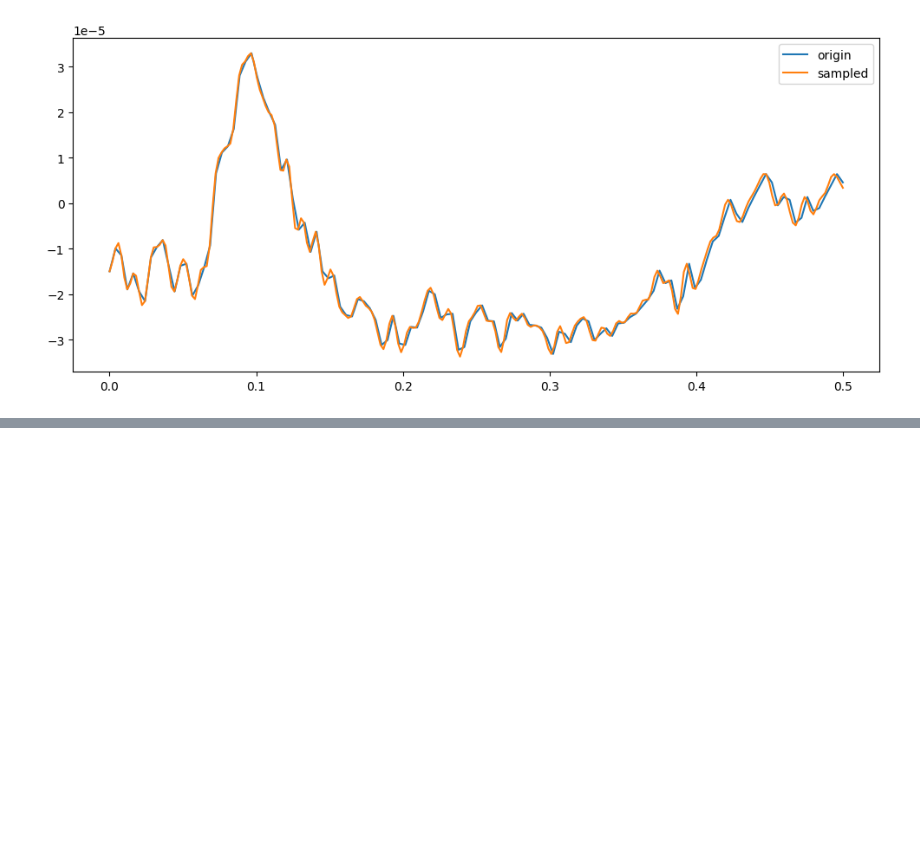
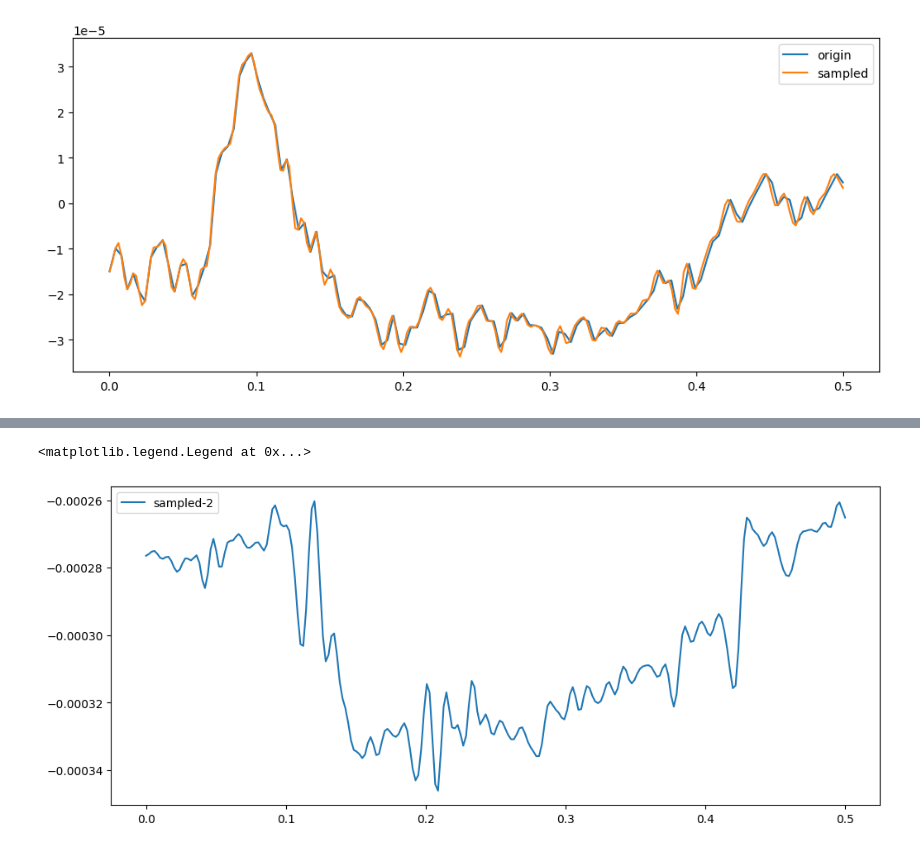
Before and after one commit to Shchetinnikov/EEGtoImageDecoder, a Jupyter notebook: notebooks/preprocessing.ipynb, the cells around one changed output, grey strips where cells are left out. Saved outputs shown, nothing was run; the diff lists cells and outputs as text; code cells hidden in the pictures; blank space fills up the shorter version.

```diff
--- a/notebooks/preprocessing.ipynb
+++ b/notebooks/preprocessing.ipynb
@@ -118,0 +137,7 @@ plt.legend()
+# %%
+plt.figure(figsize=(12, 5))
+plt.plot(np.linspace(0, 0.5, raw2[0].shape[0]), raw2[0], label='sampled-2');
+plt.legend()
+# %% [output]
+<matplotlib.legend.Legend at 0x...>
+[figure, added]
```
Also changed, not shown: parts of 3 cells of this notebook.
